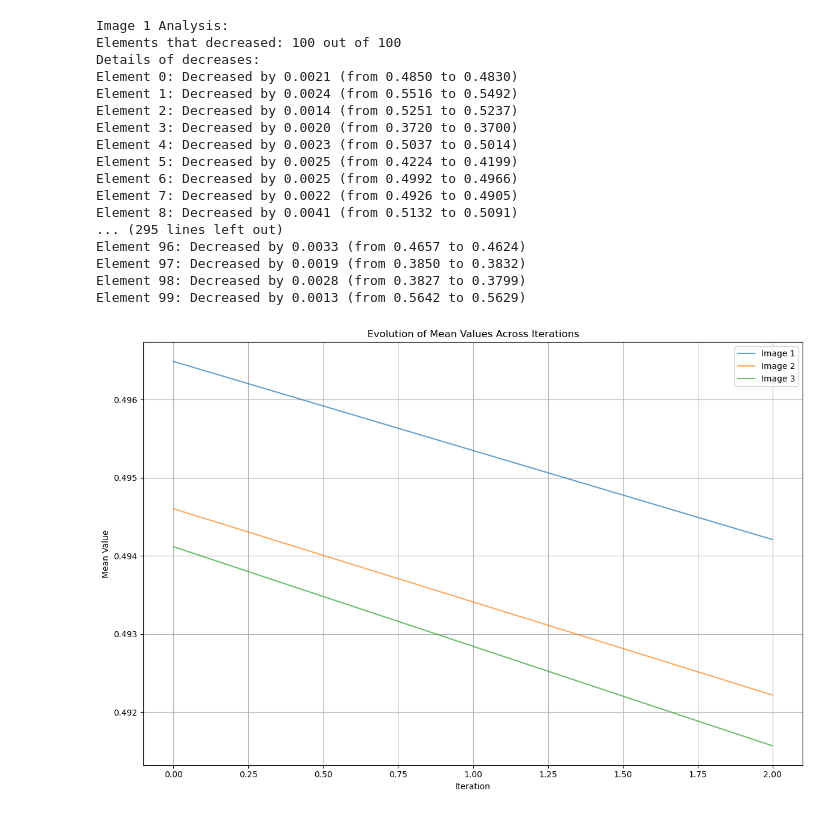
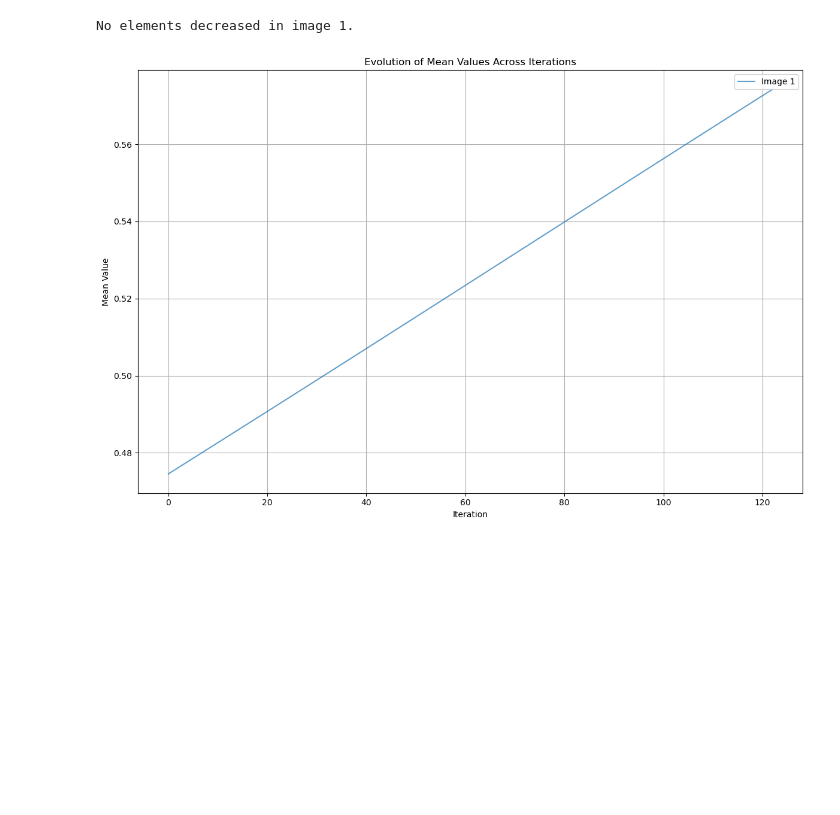
Before and after one commit to Raymond-Iacobacci/tpv-shaping, a Jupyter notebook: figures/evolution.ipynb, the cells around one changed output. Saved outputs shown, nothing was run; the diff lists cells and outputs as text; code cells hidden in the pictures; blank space fills up the shorter version.

```diff
--- a/figures/evolution.ipynb
+++ b/figures/evolution.ipynb
@@ -9,7 +9,8 @@ from collections import defaultdict
 
 # Directory containing the .npy files
 # npy_dir = "../logs/config_75d707d8_6"
-npy_dir = '../logs/config_50219ab9'
+# npy_dir = '../logs/config_50219ab9'
+npy_dir = '../logs/config_f3f1bc8f'
 
 # Retrieve all .npy files
 npy_files = sorted(glob.glob(os.path.join(npy_dir, "*.npy")))
@@ -64,7 +63,7 @@ import matplotlib.pyplot as plt
 from collections import defaultdict
 
 # Directory containing the .npy files
-npy_dir = "../logs/config_50219ab9"
+# npy_dir = "../logs/config_50219ab9"
 
 # Retrieve all .npy files
 npy_files = sorted(glob.glob(os.path.join(npy_dir, "*.npy")))
@@ -99,48 +98,32 @@ for image_num, iterations_files in sorted(image_dict.items()):
     decreases = first_data - last_data
     decreased_indices = np.where(decreases > 0)[0]
 
     if len(decreased_indices) > 0:
         print(f"\nImage {image_num} Analysis:")
         print(f"Elements that decreased: {len(decreased_indices)} out of {len(first_data)}")
         print("Details of decreases:")
         for idx in decreased_indices:
             decrease_amount = decreases[idx]
             print(f"Element {idx}: Decreased by {decrease_amount:.4f} (from {first_data[idx]:.4f} to {last_data[idx]:.4f})")
 
     else:
         print(f'No elements decreased in image {image_num}.')
 
     # Plot mean evolution
     for iter_num, file_path in sorted_files:
         data = np.load(file_path)
         means.append(np.mean(data))
         iterations.append(iter_num)
 
     plt.plot(iterations, means, label=f'Image {image_num}', alpha=0.7)
 
 plt.title("Evolution of Mean Values Across Iterations")
 plt.xlabel("Iteration")
 plt.ylabel("Mean Value")
 plt.legend()
 plt.grid(True)
 plt.tight_layout()
 plt.show()
 # %% [output]
-Image 1 Analysis:
-Elements that decreased: 100 out of 100
-Details of decreases:
-Element 0: Decreased by 0.0021 (from 0.4850 to 0.4830)
-Element 1: Decreased by 0.0024 (from 0.5516 to 0.5492)
-Element 2: Decreased by 0.0014 (from 0.5251 to 0.5237)
-Element 3: Decreased by 0.0020 (from 0.3720 to 0.3700)
-Element 4: Decreased by 0.0023 (from 0.5037 to 0.5014)
-Element 5: Decreased by 0.0025 (from 0.4224 to 0.4199)
-Element 6: Decreased by 0.0025 (from 0.4992 to 0.4966)
-Element 7: Decreased by 0.0022 (from 0.4926 to 0.4905)
-Element 8: Decreased by 0.0041 (from 0.5132 to 0.5091)
-... (295 lines left out)
-Element 96: Decreased by 0.0033 (from 0.4657 to 0.4624)
-Element 97: Decreased by 0.0019 (from 0.3850 to 0.3832)
-Element 98: Decreased by 0.0028 (from 0.3827 to 0.3799)
-Element 99: Decreased by 0.0013 (from 0.5642 to 0.5629)
+No elements decreased in image 1.
-[figure, old version]
+[figure, new version]
```
Also changed, not shown: parts of 1 cell of this notebook, 42 other files.
